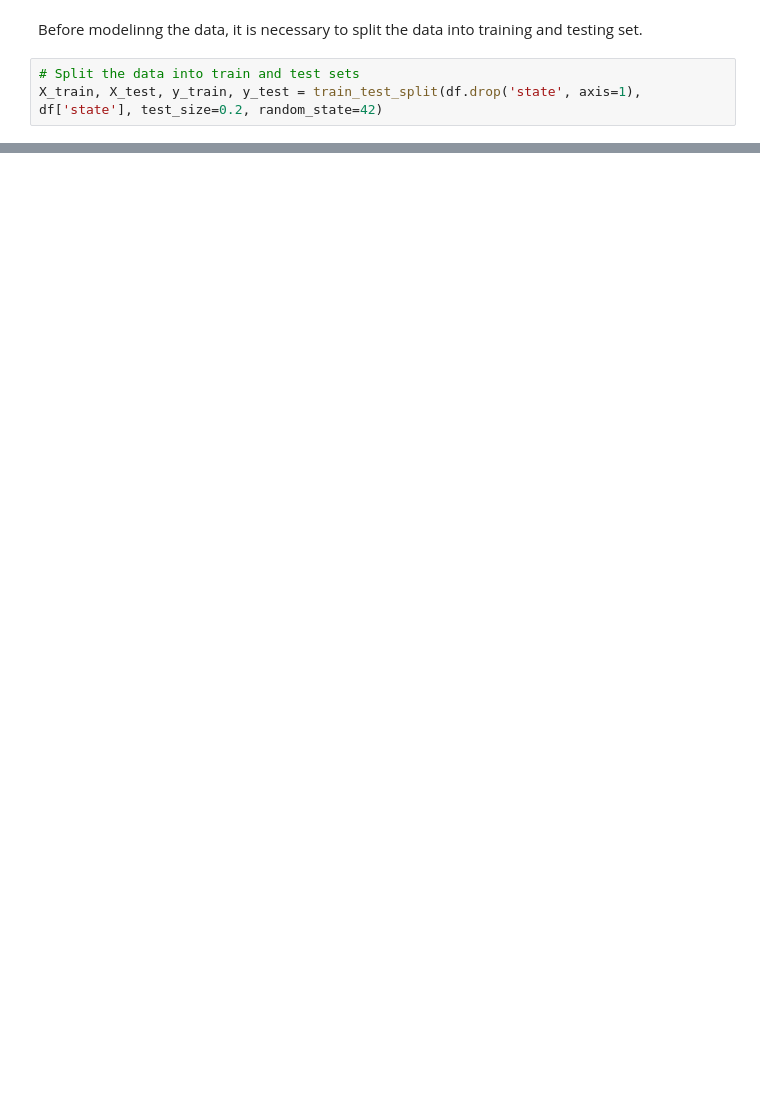
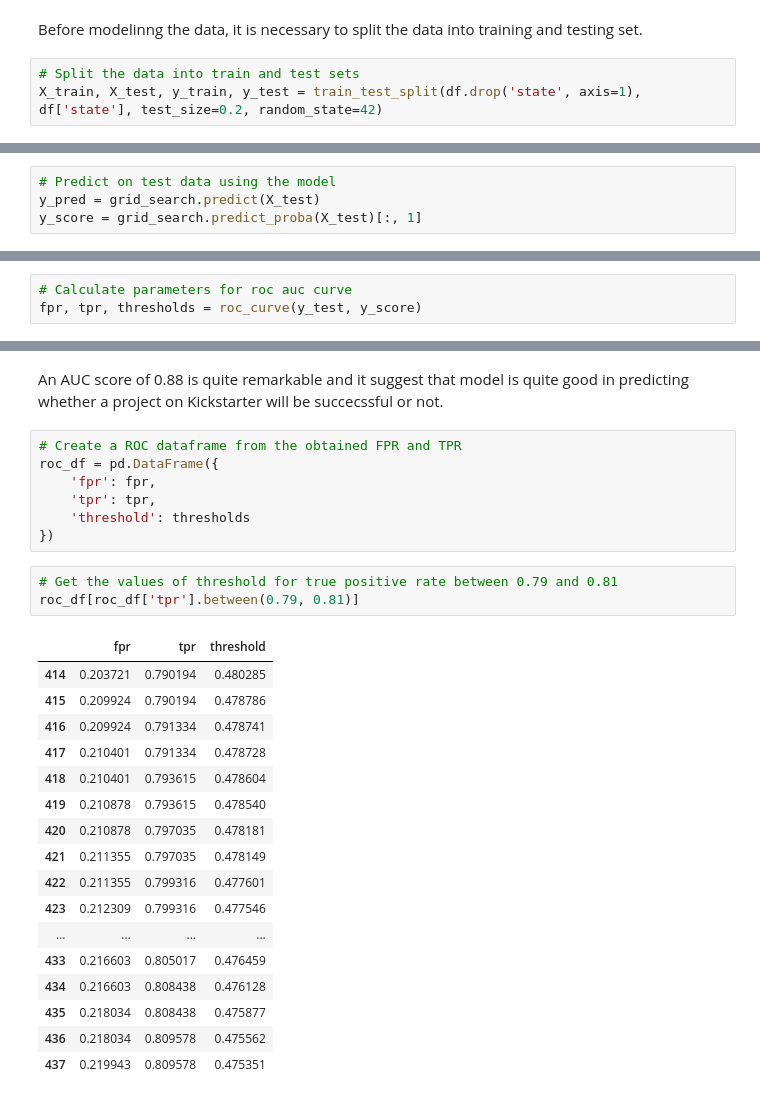
Before and after one commit to patilpushkarp/kickstarter-analysis, a Jupyter notebook: kick/docs/models/logistic_regression.ipynb, the cells around one changed output, grey strips where cells are left out. Cells and saved outputs as stored; diff of their text form; blank space fills up the shorter version.

```diff
--- a/kick/docs/models/logistic_regression.ipynb
+++ b/kick/docs/models/logistic_regression.ipynb
@@ -95,0 +60,4 @@ pd.DataFrame([X_train.columns, logreg_clf.coef_[0]], columns=X_train.columns).T.
+# %%
+# Predict on test data using the model
+y_pred = grid_search.predict(X_test)
+y_score = grid_search.predict_proba(X_test)[:, 1]
@@ -95,0 +71,3 @@ pd.DataFrame([X_train.columns, logreg_clf.coef_[0]], columns=X_train.columns).T.
+# %%
+# Calculate parameters for roc auc curve
+fpr, tpr, thresholds = roc_curve(y_test, y_score)
@@ -95,0 +89,30 @@ pd.DataFrame([X_train.columns, logreg_clf.coef_[0]], columns=X_train.columns).T.
+# %% [markdown]
+An AUC score of 0.88 is quite remarkable and it suggest that model is quite good in predicting whether a project on Kickstarter will be succecssful or not.
+# %%
+# Create a ROC dataframe from the obtained FPR and TPR
+roc_df = pd.DataFrame({
+    'fpr': fpr,
+    'tpr': tpr,
+    'threshold': thresholds
+})
+# %%
+# Get the values of threshold for true positive rate between 0.79 and 0.81
+roc_df[roc_df['tpr'].between(0.79, 0.81)]
+# %% [output]
+|  | fpr | tpr | threshold |
+| 414 | 0.203721 | 0.790194 | 0.480285 |
+| 415 | 0.209924 | 0.790194 | 0.478786 |
+| 416 | 0.209924 | 0.791334 | 0.478741 |
+| 417 | 0.210401 | 0.791334 | 0.478728 |
+| 418 | 0.210401 | 0.793615 | 0.478604 |
+| 419 | 0.210878 | 0.793615 | 0.478540 |
+| 420 | 0.210878 | 0.797035 | 0.478181 |
+| 421 | 0.211355 | 0.797035 | 0.478149 |
+| 422 | 0.211355 | 0.799316 | 0.477601 |
+| 423 | 0.212309 | 0.799316 | 0.477546 |
+| ... | ... | ... | ... |
+| 433 | 0.216603 | 0.805017 | 0.476459 |
+| 434 | 0.216603 | 0.808438 | 0.476128 |
+| 435 | 0.218034 | 0.808438 | 0.475877 |
+| 436 | 0.218034 | 0.809578 | 0.475562 |
+| 437 | 0.219943 | 0.809578 | 0.475351 |
```
Also changed, not shown: parts of 43 cells of this notebook, 6 other files.
